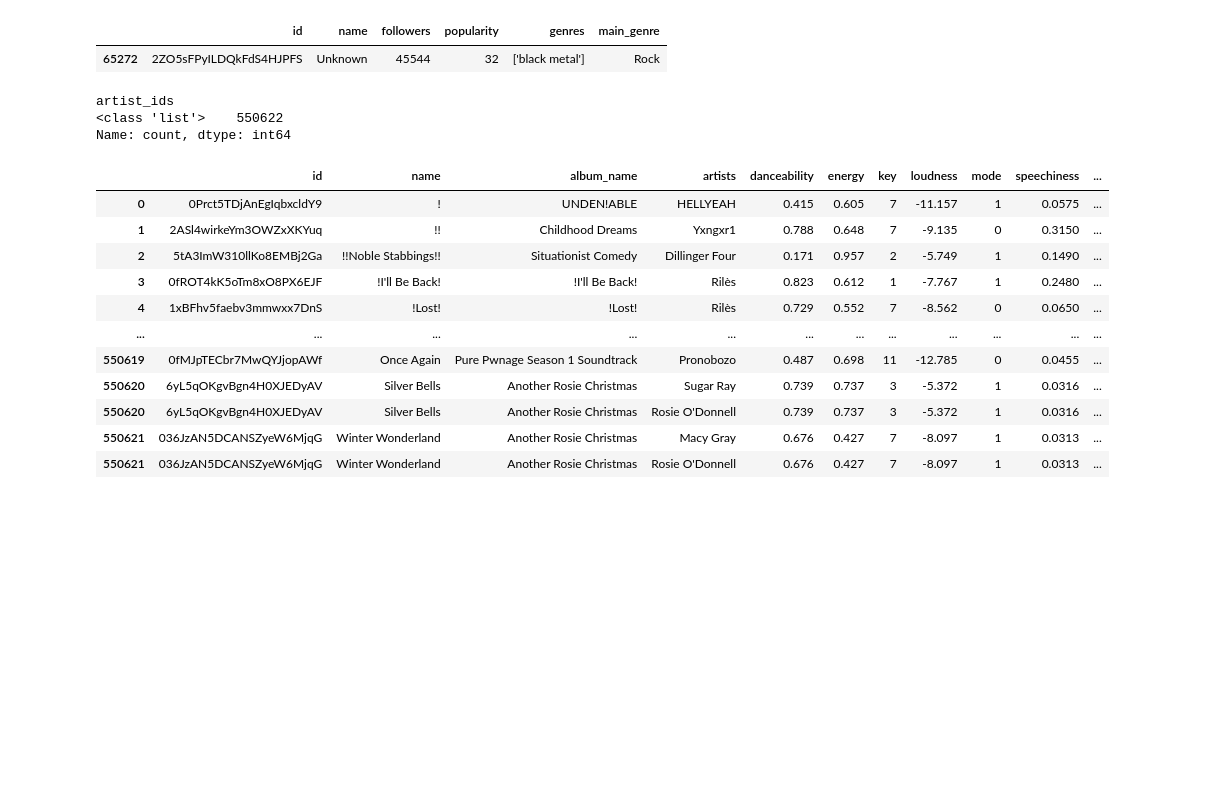
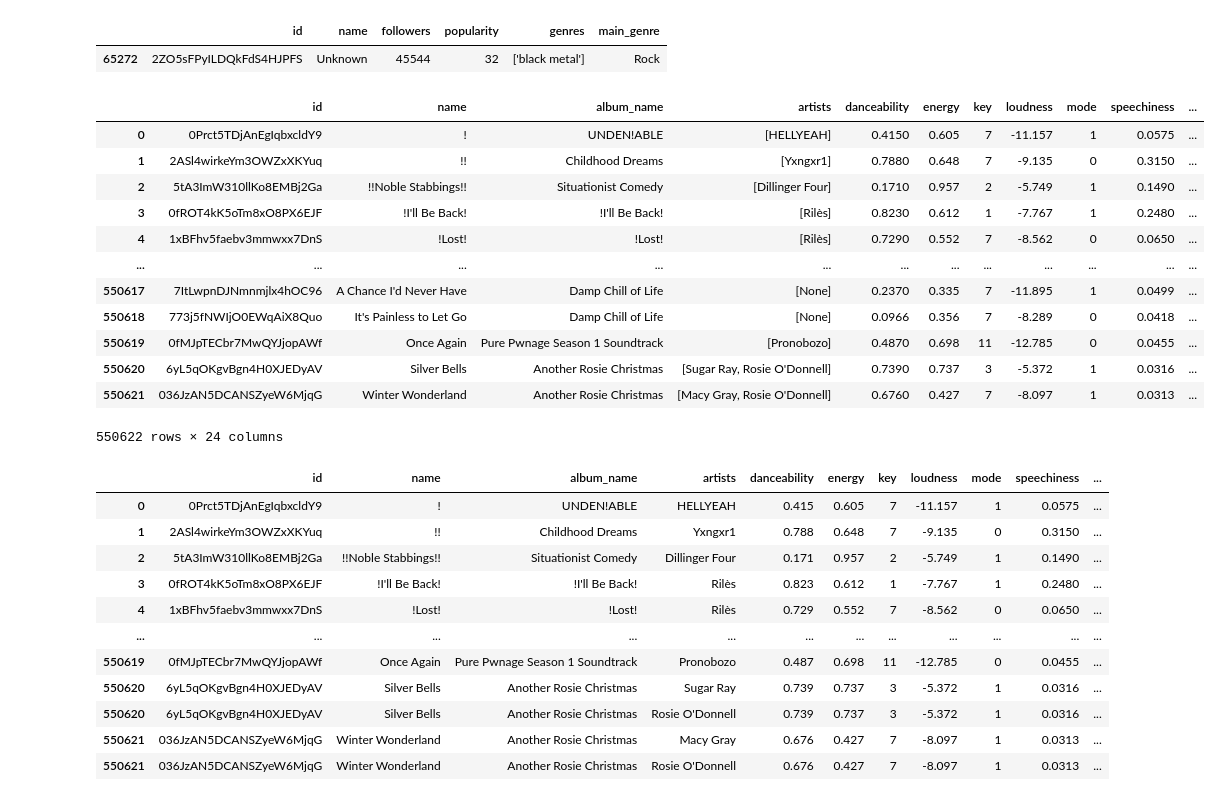
Before and after one commit to ryandias1/Pipeline-de-Dados, a Jupyter notebook: miniProjeto.ipynb, the cells around one changed output. Cells and saved outputs as stored; diff of their text form; code cells hidden in the pictures; blank space fills up the shorter version.

```diff
--- a/miniProjeto.ipynb
+++ b/miniProjeto.ipynb
@@ -86,37 +86,48 @@ df_artists[df_artists["id"] == "2ZO5sFPyILDQkFdS4HJPFS"]
 | 65272 | 2ZO5sFPyILDQkFdS4HJPFS | Unknown | 45544 | 32 | ['black metal'] | Rock |
 # %%
 #Função usada para passar artistas e id dos artistas para lista, para explodir e usar merge futuramente
-"""
+
 import ast
 import pandas as pd
 
 def parse_artists(valor):
     if pd.isna(valor):
         return []
 
     valor = valor.strip()
 
     if valor.lower() == "none" or valor == "":
         return []
 
     # string que representa lista
     if valor.startswith("[") and valor.endswith("]"):
         try:
             return ast.literal_eval(valor)
         except:
             return []
 
     # string simples → vira lista com 1 artista
     return [valor]
-"""
 
-#df_songs["artist_ids"] = df_songs["artist_ids"].apply(parse_artists)
-#df_songs["artist_ids"].apply(type).value_counts()
+df_songs["artists"] = df_songs["artists"].apply(parse_artists)
+df_songs["artists"].apply(type).value_counts()
+df_songs["artist_ids"] = df_songs["artist_ids"].apply(parse_artists)
+df_songs["artist_ids"].apply(type).value_counts()
 df_songs
 # %% [output]
+|  | id | name | album_name | artists | danceability | energy | key | loudness | mode | speechiness | ... |
+| 0 | 0Prct5TDjAnEgIqbxcldY9 | ! | UNDEN!ABLE | [HELLYEAH] | 0.4150 | 0.605 | 7 | -11.157 | 1 | 0.0575 | ... |
+| 1 | 2ASl4wirkeYm3OWZxXKYuq | !! | Childhood Dreams | [Yxngxr1] | 0.7880 | 0.648 | 7 | -9.135 | 0 | 0.3150 | ... |
+| 2 | 5tA3ImW310llKo8EMBj2Ga | !!Noble Stabbings!! | Situationist Comedy | [Dillinger Four] | 0.1710 | 0.957 | 2 | -5.749 | 1 | 0.1490 | ... |
+| 3 | 0fROT4kK5oTm8xO8PX6EJF | !I'll Be Back! | !I'll Be Back! | [Rilès] | 0.8230 | 0.612 | 1 | -7.767 | 1 | 0.2480 | ... |
+| 4 | 1xBFhv5faebv3mmwxx7DnS | !Lost! | !Lost! | [Rilès] | 0.7290 | 0.552 | 7 | -8.562 | 0 | 0.0650 | ... |
+| ... | ... | ... | ... | ... | ... | ... | ... | ... | ... | ... | ... |
+| 550617 | 7ItLwpnDJNmnmjlx4hOC96 | A Chance I'd Never Have | Damp Chill of Life | [None] | 0.2370 | 0.335 | 7 | -11.895 | 1 | 0.0499 | ... |
+| 550618 | 773j5fNWIjO0EWqAiX8Quo | It's Painless to Let Go | Damp Chill of Life | [None] | 0.0966 | 0.356 | 7 | -8.289 | 0 | 0.0418 | ... |
+| 550619 | 0fMJpTECbr7MwQYJjopAWf | Once Again | Pure Pwnage Season 1 Soundtrack | [Pronobozo] | 0.4870 | 0.698 | 11 | -12.785 | 0 | 0.0455 | ... |
+| 550620 | 6yL5qOKgvBgn4H0XJEDyAV | Silver Bells | Another Rosie Christmas | [Sugar Ray, Rosie O'Donnell] | 0.7390 | 0.737 | 3 | -5.372 | 1 | 0.0316 | ... |
+| 550621 | 036JzAN5DCANSZyeW6MjqG | Winter Wonderland | Another Rosie Christmas | [Macy Gray, Rosie O'Donnell] | 0.6760 | 0.427 | 7 | -8.097 | 1 | 0.0313 | ... |
-artist_ids
-<class 'list'>    550622
-Name: count, dtype: int64
+550622 rows × 24 columns
 # %%
 df_analise = df_songs.explode(["artists", "artist_ids"])
 df_analise
```
Also changed, not shown: parts of 1 cell of this notebook.
